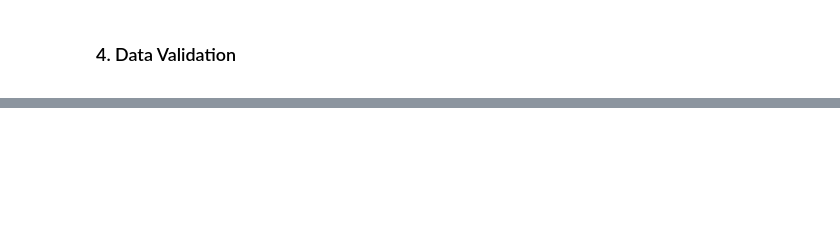
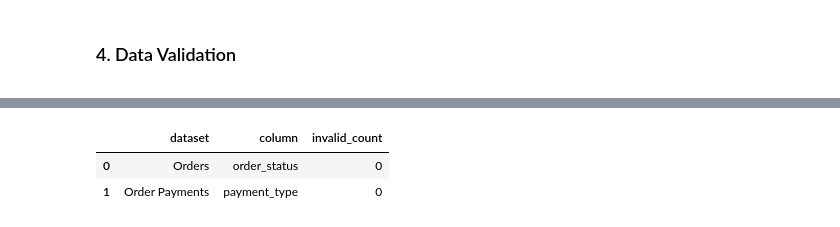
Before and after one commit to shanusaras/Customer_Churn_Prediction_and_Retention_Dashboard, a Jupyter notebook: notebooks/01_data_cleaning.ipynb, the cells around one changed output, grey strips where cells are left out. Cells and saved outputs as stored; diff of their text form; code cells hidden in the pictures; blank space fills up the shorter version.

```diff
--- a/notebooks/01_data_cleaning.ipynb
+++ b/notebooks/01_data_cleaning.ipynb
@@ -1313,3 +1664,51 @@ Duplicate Handling Results (with Relationship Context):
+# %%
+def categorical_domain_checks(datasets):
+    """
+    Validate categorical fields are within allowed domains:
+    - Orders.order_status
+    - Order Payments.payment_type
+    Returns summary and samples.
+    """
+    rows = []
+    samples = {}
+
+    # Allowed sets
+    valid_status = {
+        'delivered','shipped','invoiced','processing','created','approved',
+        'canceled','unavailable'
+    }
+    valid_payment_types = {
+        'credit_card','boleto','voucher','debit_card','not_defined'
+    }
+
+    # Orders status
+    if 'Orders' in datasets and 'order_status' in datasets['Orders'].columns:
+        orders = datasets['Orders']
+        mask = ~orders['order_status'].isin(valid_status)
+        rows.append({'dataset':'Orders', 'column':'order_status', 'invalid_count': int(mask.sum())})
+        samples['orders_invalid_status'] = orders.loc[mask, ['order_id','order_status']].head(5)
+
+    # Payment type
+    if 'Order Payments' in datasets and 'payment_type' in datasets['Order Payments'].columns:
+        op = datasets['Order Payments']
+        mask = ~op['payment_type'].isin(valid_payment_types)
+        rows.append({'dataset':'Order Payments', 'column':'payment_type', 'invalid_count': int(mask.sum())})
+        samples['order_payments_invalid_type'] = op.loc[mask, ['order_id','payment_sequential','payment_type']].head(5)
+
+    summary = pd.DataFrame(rows)
+    return summary, samples
+# %%
+# Usage:
+cat_summary, cat_samples = categorical_domain_checks(cleaned_datasets)
+display(cat_summary)
+for k, df in cat_samples.items():
+    if not df.empty:
+        print(f"\nSample for: {k}")
+        display(df)
+# %% [output]
+|  | dataset | column | invalid_count |
+| 0 | Orders | order_status | 0 |
+| 1 | Order Payments | payment_type | 0 |
 # %%
 
 
```
Also changed, not shown: parts of 19 cells of this notebook.
